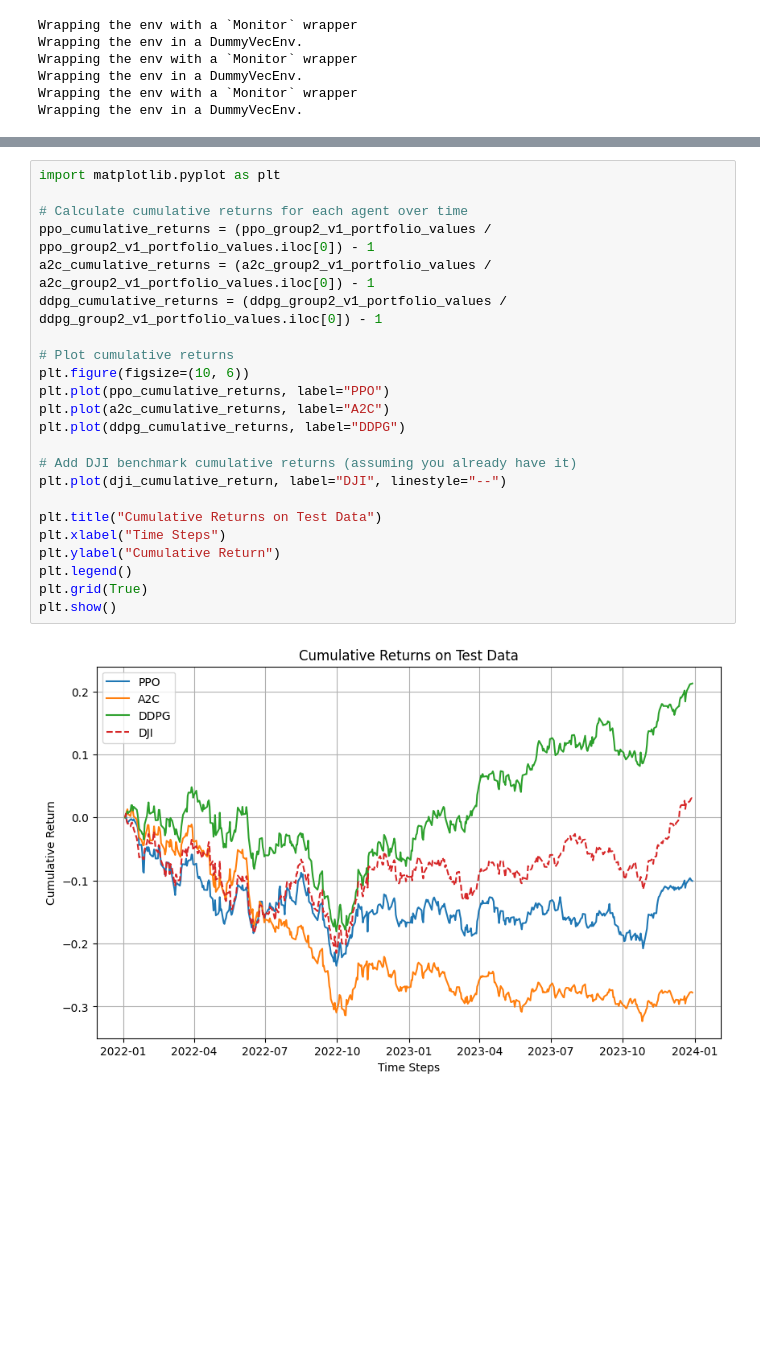
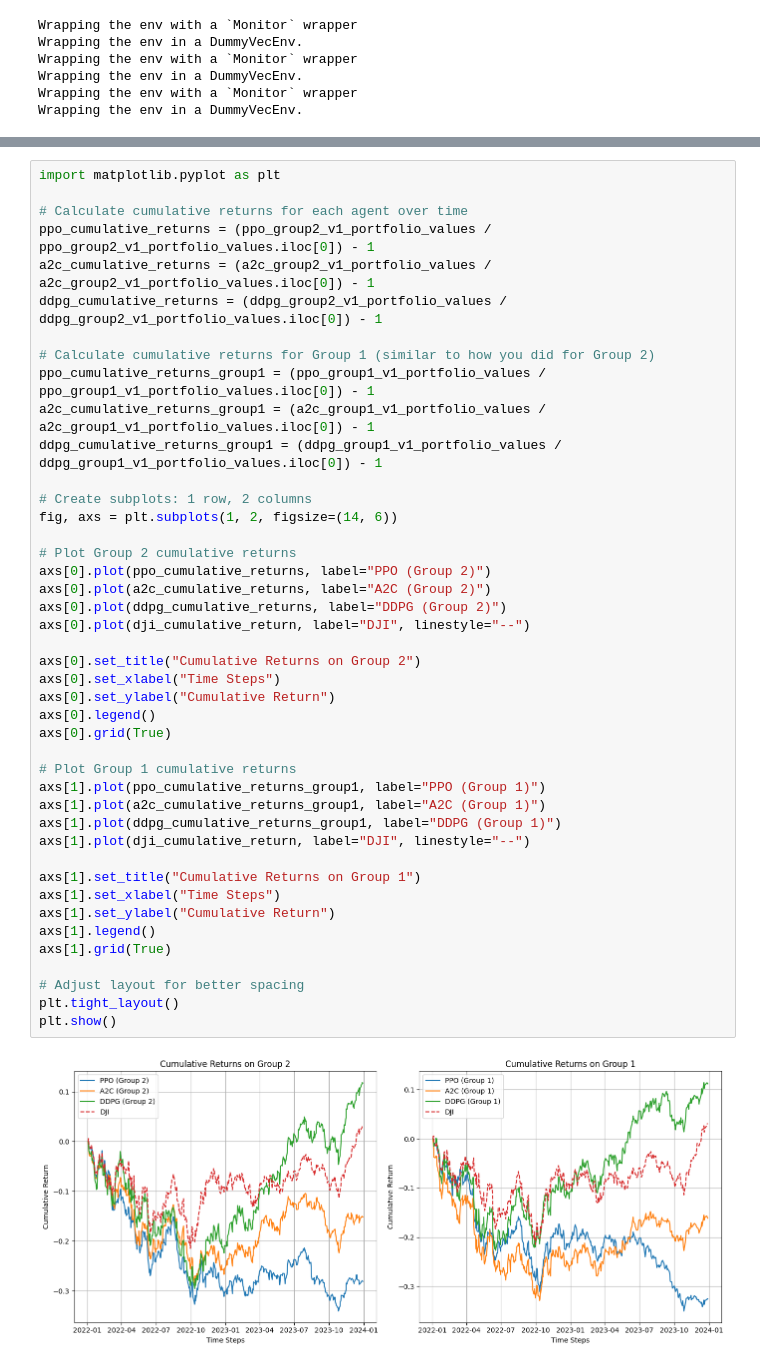
Before and after one commit to Anthony-Ho/IRP, a Jupyter notebook: Portfolio_alloaction_from_scratch.ipynb, the cells around one changed output, grey strips where cells are left out. Drawn from its saved outputs; the diff is of its cells as text; blank space fills up the shorter version.

Commit message:
successful train and test on split data sets

```diff
--- a/Portfolio_alloaction_from_scratch.ipynb
+++ b/Portfolio_alloaction_from_scratch.ipynb
@@ -1012,25 +1053,45 @@ ddpg_group2_v1_portfolio_values, ddpg_group2_v1_cumulative_return = test_agent_p
-# %%
-import matplotlib.pyplot as plt
-
-# Calculate cumulative returns for each agent over time
-ppo_cumulative_returns = (ppo_group2_v1_portfolio_values / ppo_group2_v1_portfolio_values.iloc[0]) - 1
-a2c_cumulative_returns = (a2c_group2_v1_portfolio_values / a2c_group2_v1_portfolio_values.iloc[0]) - 1
-ddpg_cumulative_returns = (ddpg_group2_v1_portfolio_values / ddpg_group2_v1_portfolio_values.iloc[0]) - 1
-
-# Plot cumulative returns
-plt.figure(figsize=(10, 6))
-plt.plot(ppo_cumulative_returns, label="PPO")
-plt.plot(a2c_cumulative_returns, label="A2C")
-plt.plot(ddpg_cumulative_returns, label="DDPG")
-
-# Add DJI benchmark cumulative returns (assuming you already have it)
-plt.plot(dji_cumulative_return, label="DJI", linestyle="--")
-
-plt.title("Cumulative Returns on Test Data")
-plt.xlabel("Time Steps")
-plt.ylabel("Cumulative Return")
-plt.legend()
-plt.grid(True)
-plt.show()
-# %% [output]
-[figure, removed]
+# %%
+import matplotlib.pyplot as plt
+
+# Calculate cumulative returns for each agent over time
+ppo_cumulative_returns = (ppo_group2_v1_portfolio_values / ppo_group2_v1_portfolio_values.iloc[0]) - 1
+a2c_cumulative_returns = (a2c_group2_v1_portfolio_values / a2c_group2_v1_portfolio_values.iloc[0]) - 1
+ddpg_cumulative_returns = (ddpg_group2_v1_portfolio_values / ddpg_group2_v1_portfolio_values.iloc[0]) - 1
+
+# Calculate cumulative returns for Group 1 (similar to how you did for Group 2)
+ppo_cumulative_returns_group1 = (ppo_group1_v1_portfolio_values / ppo_group1_v1_portfolio_values.iloc[0]) - 1
+a2c_cumulative_returns_group1 = (a2c_group1_v1_portfolio_values / a2c_group1_v1_portfolio_values.iloc[0]) - 1
+ddpg_cumulative_returns_group1 = (ddpg_group1_v1_portfolio_values / ddpg_group1_v1_portfolio_values.iloc[0]) - 1
+
+# Create subplots: 1 row, 2 columns
+fig, axs = plt.subplots(1, 2, figsize=(14, 6))
+
+# Plot Group 2 cumulative returns
+axs[0].plot(ppo_cumulative_returns, label="PPO (Group 2)")
+axs[0].plot(a2c_cumulative_returns, label="A2C (Group 2)")
+axs[0].plot(ddpg_cumulative_returns, label="DDPG (Group 2)")
+axs[0].plot(dji_cumulative_return, label="DJI", linestyle="--")
+
+axs[0].set_title("Cumulative Returns on Group 2")
+axs[0].set_xlabel("Time Steps")
+axs[0].set_ylabel("Cumulative Return")
+axs[0].legend()
+axs[0].grid(True)
+
+# Plot Group 1 cumulative returns
+axs[1].plot(ppo_cumulative_returns_group1, label="PPO (Group 1)")
+axs[1].plot(a2c_cumulative_returns_group1, label="A2C (Group 1)")
+axs[1].plot(ddpg_cumulative_returns_group1, label="DDPG (Group 1)")
+axs[1].plot(dji_cumulative_return, label="DJI", linestyle="--")
+
+axs[1].set_title("Cumulative Returns on Group 1")
+axs[1].set_xlabel("Time Steps")
+axs[1].set_ylabel("Cumulative Return")
+axs[1].legend()
+axs[1].grid(True)
+
+# Adjust layout for better spacing
+plt.tight_layout()
+plt.show()
+# %% [output]
+[figure, added]
```
Also changed, not shown: parts of 11 cells of this notebook, 6 other files.
